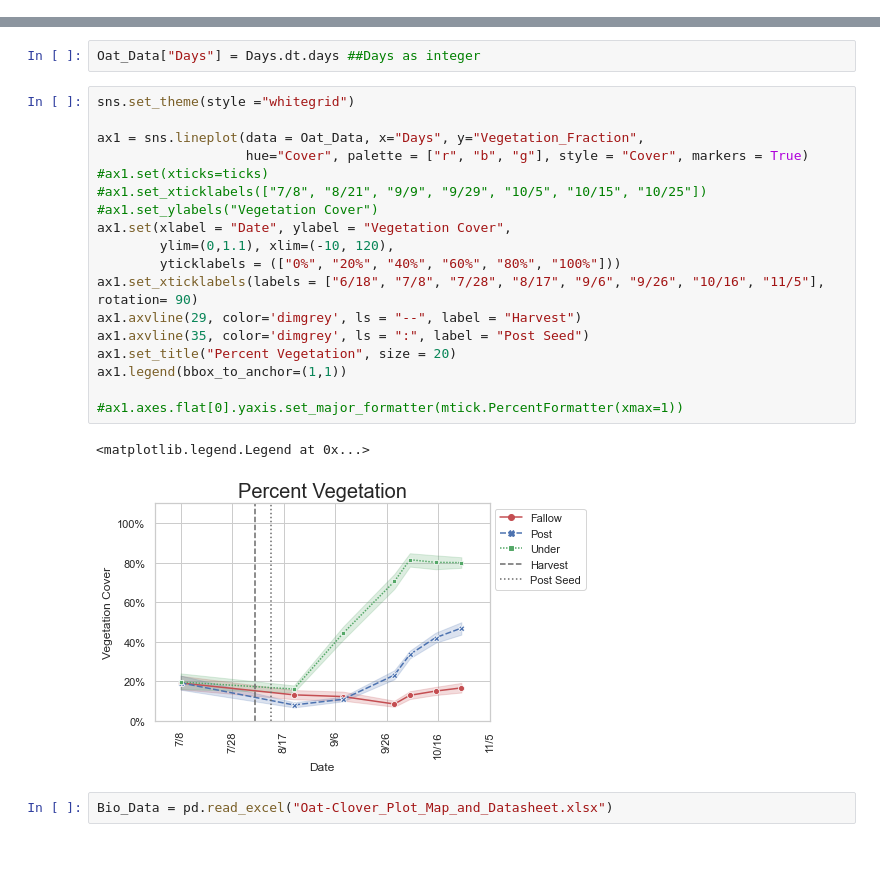
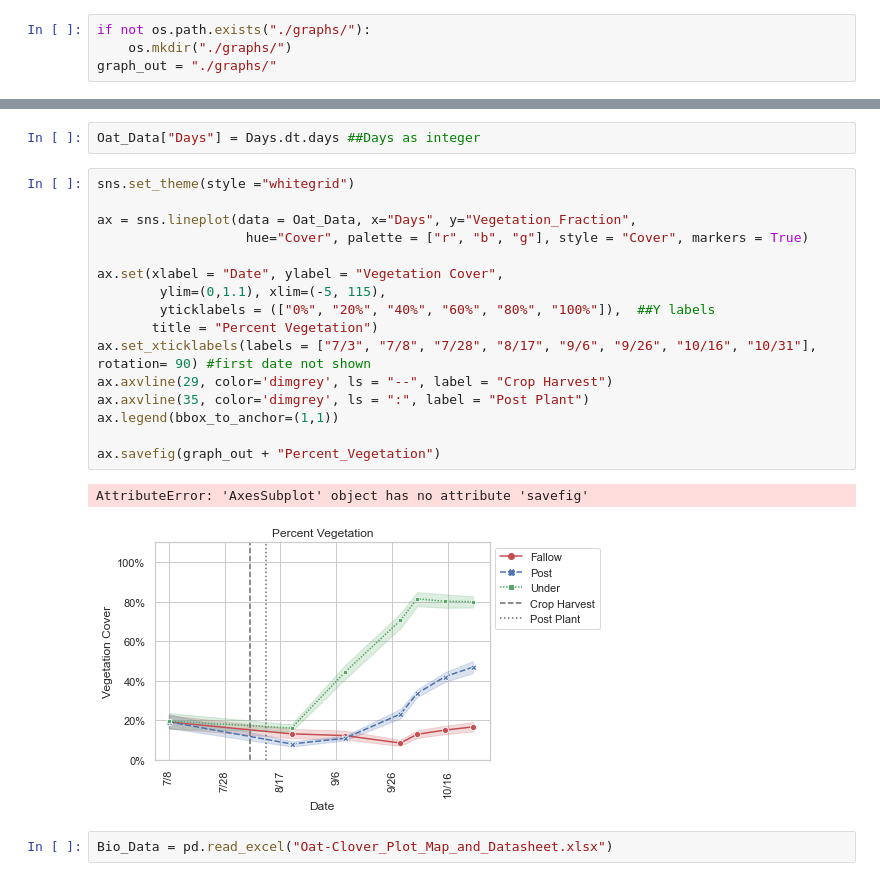
Before and after one commit to LRosen656/USDA_GEMS_TASK1, a Jupyter notebook: Plot_Oat_Results_Test.ipynb, the cells around one changed output, grey strips where cells are left out. Saved outputs shown, nothing was run; the diff lists cells and outputs as text; blank space fills up the shorter version.

```diff
--- a/Plot_Oat_Results_Test.ipynb
+++ b/Plot_Oat_Results_Test.ipynb
@@ -8,4 +8,8 @@ import matplotlib.pyplot as plt
 import matplotlib.ticker as mtick
 from matplotlib.dates import DateFormatter
 import matplotlib.dates as mdates
+# %%
+if not os.path.exists("./graphs/"):
+    os.mkdir("./graphs/")
+graph_out = "./graphs/"
 # %%
@@ -70,23 +205,21 @@ Oat_Data["Days"] = Days.dt.days ##Days as integer
 # %%
 sns.set_theme(style ="whitegrid")
 
-ax1 = sns.lineplot(data = Oat_Data, x="Days", y="Vegetation_Fraction",
+ax = sns.lineplot(data = Oat_Data, x="Days", y="Vegetation_Fraction",
                    hue="Cover", palette = ["r", "b", "g"], style = "Cover", markers = True)
-#ax1.set(xticks=ticks)
-#ax1.set_xticklabels(["7/8", "8/21", "9/9", "9/29", "10/5", "10/15", "10/25"])
-#ax1.set_ylabels("Vegetation Cover")
-ax1.set(xlabel = "Date", ylabel = "Vegetation Cover",
-        ylim=(0,1.1), xlim=(-10, 120),
-        yticklabels = (["0%", "20%", "40%", "60%", "80%", "100%"]))
-ax1.set_xticklabels(labels = ["6/18", "7/8", "7/28", "8/17", "9/6", "9/26", "10/16", "11/5"], rotation= 90)
-ax1.axvline(29, color='dimgrey', ls = "--", label = "Harvest")
-ax1.axvline(35, color='dimgrey', ls = ":", label = "Post Seed")
-ax1.set_title("Percent Vegetation", size = 20)
-ax1.legend(bbox_to_anchor=(1,1))
 
-#ax1.axes.flat[0].yaxis.set_major_formatter(mtick.PercentFormatter(xmax=1))
+ax.set(xlabel = "Date", ylabel = "Vegetation Cover",
+        ylim=(0,1.1), xlim=(-5, 115),
+        yticklabels = (["0%", "20%", "40%", "60%", "80%", "100%"]),  ##Y labels
+       title = "Percent Vegetation")
+ax.set_xticklabels(labels = ["7/3", "7/8", "7/28", "8/17", "9/6", "9/26", "10/16", "10/31"], rotation= 90) #first date not shown
+ax.axvline(29, color='dimgrey', ls = "--", label = "Crop Harvest")
+ax.axvline(35, color='dimgrey', ls = ":", label = "Post Plant")
+ax.legend(bbox_to_anchor=(1,1))
+
+ax.savefig(graph_out + "Percent_Vegetation")
 # %% [output]
-<matplotlib.legend.Legend at 0x...>
+AttributeError: 'AxesSubplot' object has no attribute 'savefig'
-[figure, old version]
+[figure, new version]
 # %%
 Bio_Data = pd.read_excel("Oat-Clover_Plot_Map_and_Datasheet.xlsx")
```
Also changed, not shown: parts of 36 cells of this notebook, 20 other files.
